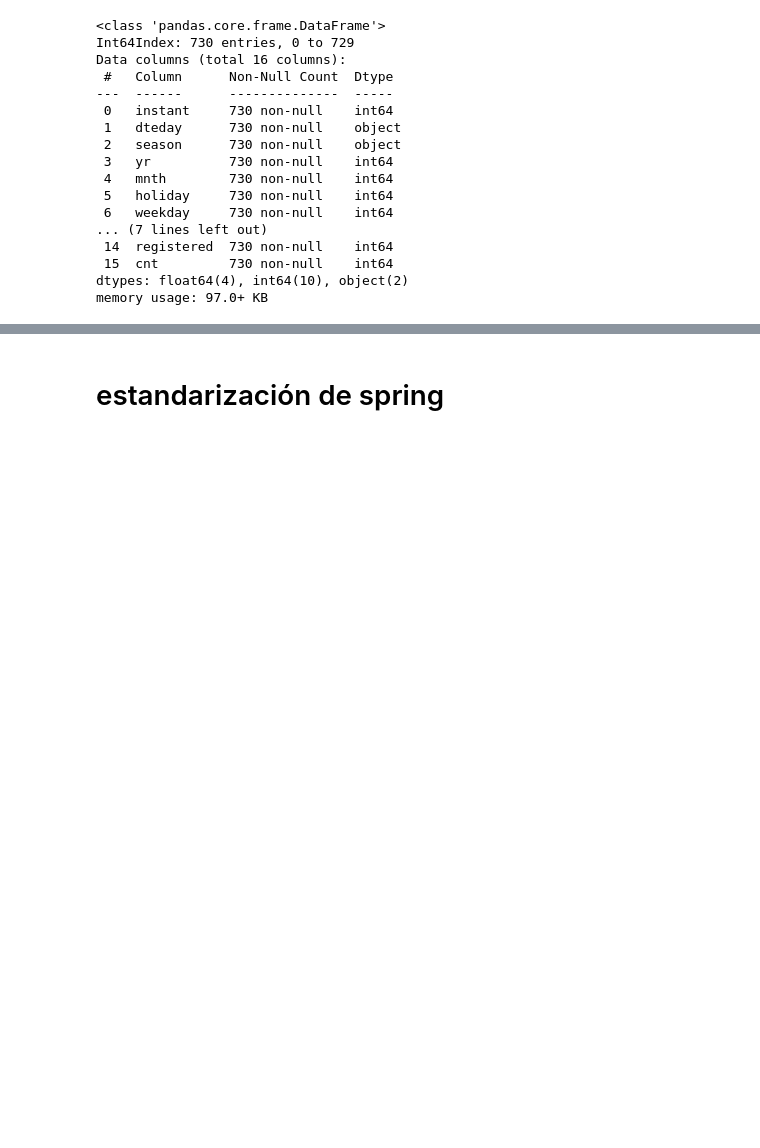
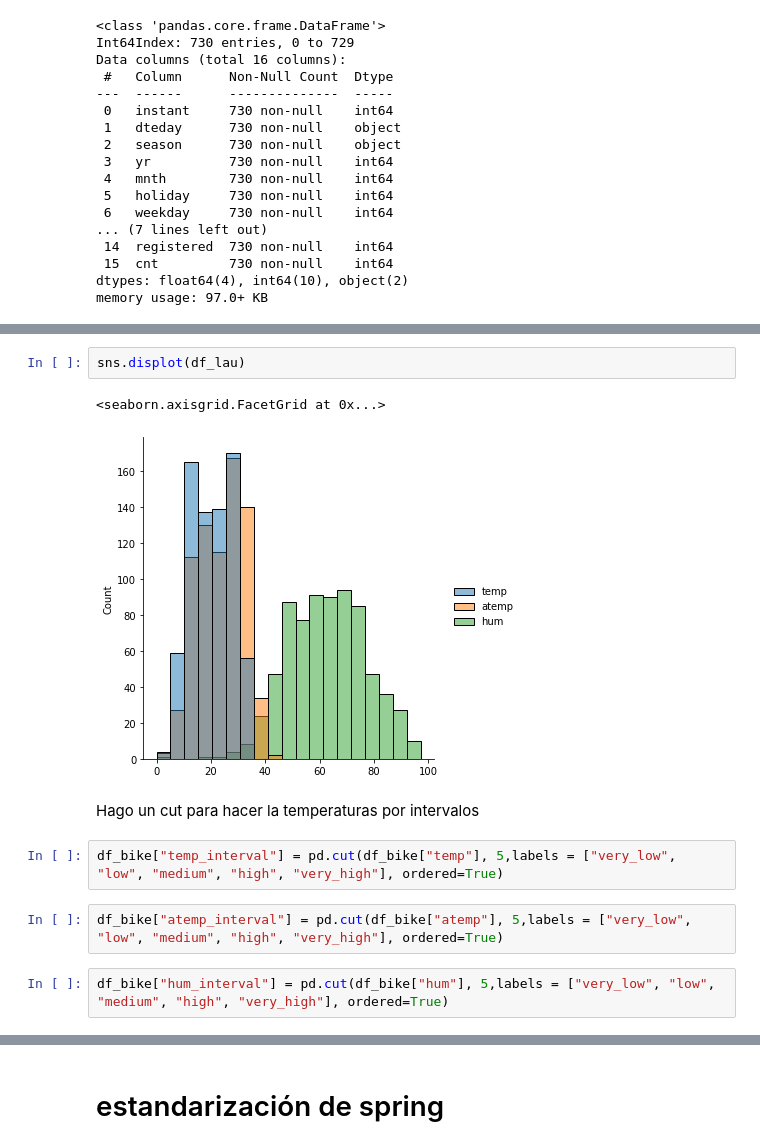
Before and after one commit to Adalab/project-da-promo-A-module-3-team-1, a Jupyter notebook: Proyecto.ipynb, the cells around one changed output, grey strips where cells are left out. Cells and saved outputs as stored; diff of their text form; blank space fills up the shorter version.

Commit message:
cols_temperatura

```diff
--- a/Proyecto.ipynb
+++ b/Proyecto.ipynb
@@ -107,0 +169,13 @@ memory usage: 97.0+ KB
+# %%
+sns.displot(df_lau)
+# %% [output]
+<seaborn.axisgrid.FacetGrid at 0x...>
+[figure, added]
+# %% [markdown]
+Hago un cut para hacer la temperaturas por intervalos
+# %%
+df_bike["temp_interval"] = pd.cut(df_bike["temp"], 5,labels = ["very_low", "low", "medium", "high", "very_high"], ordered=True)
+# %%
+df_bike["atemp_interval"] = pd.cut(df_bike["atemp"], 5,labels = ["very_low", "low", "medium", "high", "very_high"], ordered=True)
+# %%
+df_bike["hum_interval"] = pd.cut(df_bike["hum"], 5,labels = ["very_low", "low", "medium", "high", "very_high"], ordered=True)
```
Also changed, not shown: parts of 26 cells of this notebook.
